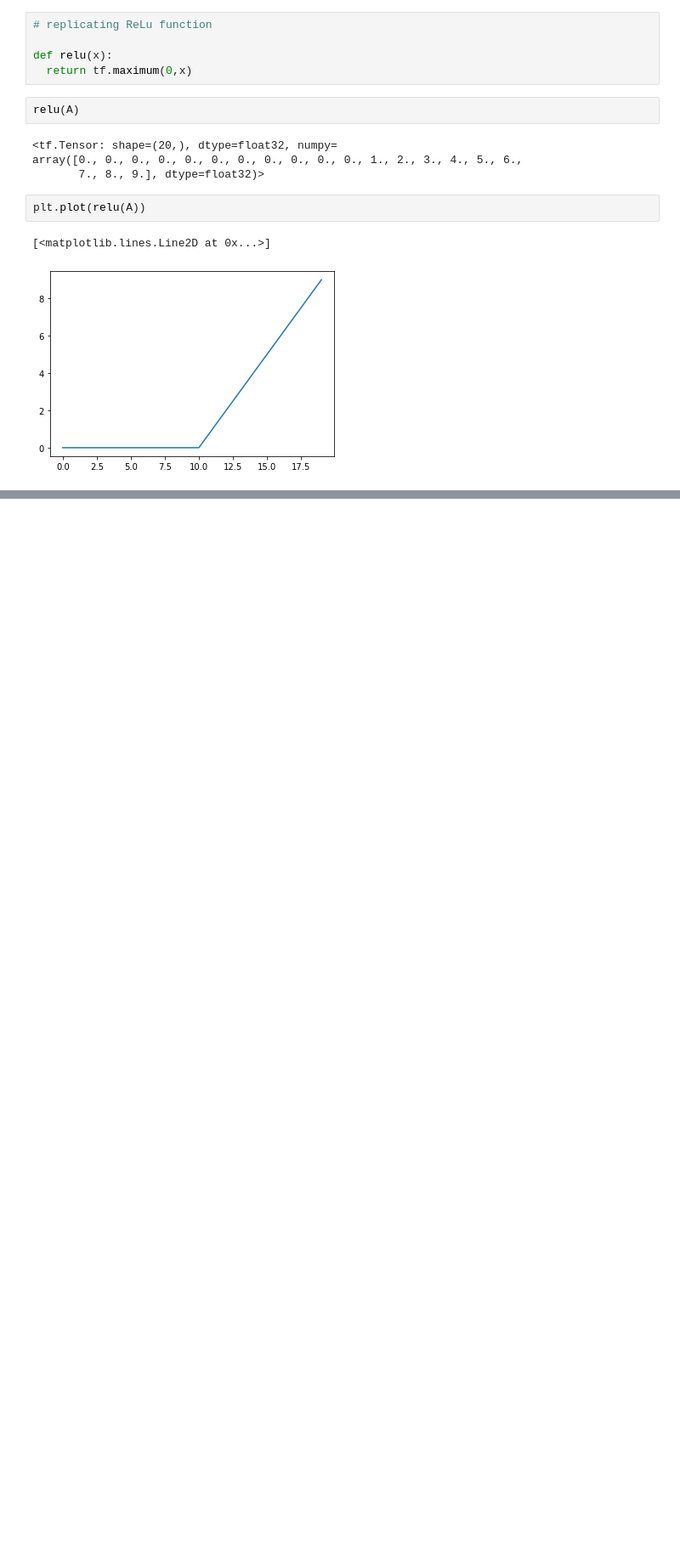
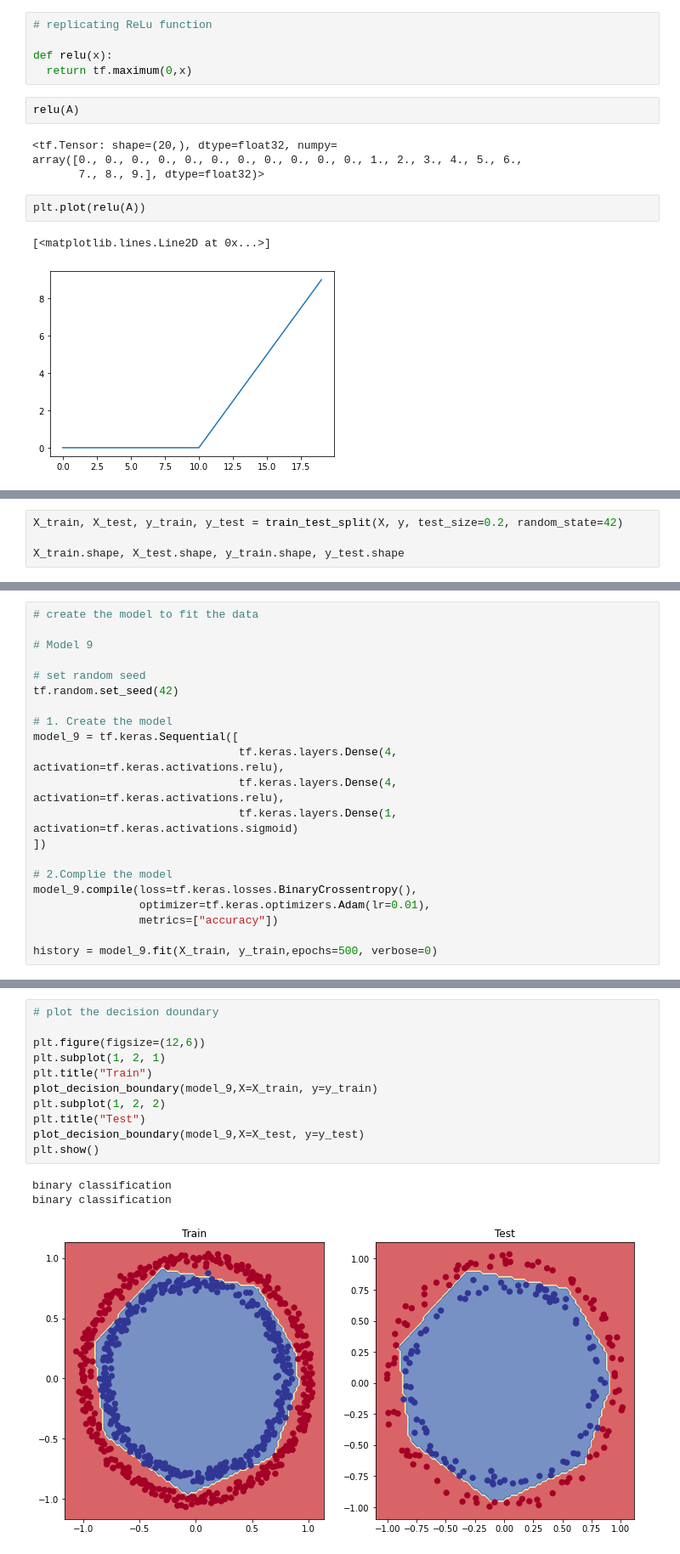
Before and after one commit to sameer203/Tensorflow_, a Jupyter notebook: 03_neural_network_classification_with_tensorflow.ipynb, the cells around one changed output, grey strips where cells are left out. Shown at 85% size. Saved outputs shown, nothing was run; the diff lists cells and outputs as text; blank space fills up the shorter version.

```diff
--- a/03_neural_network_classification_with_tensorflow.ipynb
+++ b/03_neural_network_classification_with_tensorflow.ipynb
@@ -419,0 +424,4 @@ plt.plot(relu(A))
+# %%
+X_train, X_test, y_train, y_test = train_test_split(X, y, test_size=0.2, random_state=42)
+
+X_train.shape, X_test.shape, y_train.shape, y_test.shape
@@ -419,0 +430,21 @@ plt.plot(relu(A))
+# %%
+# create the model to fit the data
+
+# Model 9
+
+# set random seed
+tf.random.set_seed(42)
+
+# 1. Create the model
+model_9 = tf.keras.Sequential([
+                               tf.keras.layers.Dense(4, activation=tf.keras.activations.relu),
+                               tf.keras.layers.Dense(4, activation=tf.keras.activations.relu),
+                               tf.keras.layers.Dense(1, activation=tf.keras.activations.sigmoid)
+])
+
+# 2.Complie the model
+model_9.compile(loss=tf.keras.losses.BinaryCrossentropy(),
+                optimizer=tf.keras.optimizers.Adam(lr=0.01),
+                metrics=["accuracy"])
+
+history = model_9.fit(X_train, y_train,epochs=500, verbose=0)
@@ -419,0 +456,15 @@ plt.plot(relu(A))
+# %%
+# plot the decision doundary
+
+plt.figure(figsize=(12,6))
+plt.subplot(1, 2, 1)
+plt.title("Train")
+plot_decision_boundary(model_9,X=X_train, y=y_train)
+plt.subplot(1, 2, 2)
+plt.title("Test")
+plot_decision_boundary(model_9,X=X_test, y=y_test)
+plt.show()
+# %% [output]
+binary classification
+binary classification
+[figure, added]
```
Also changed, not shown: parts of 7 cells of this notebook.
